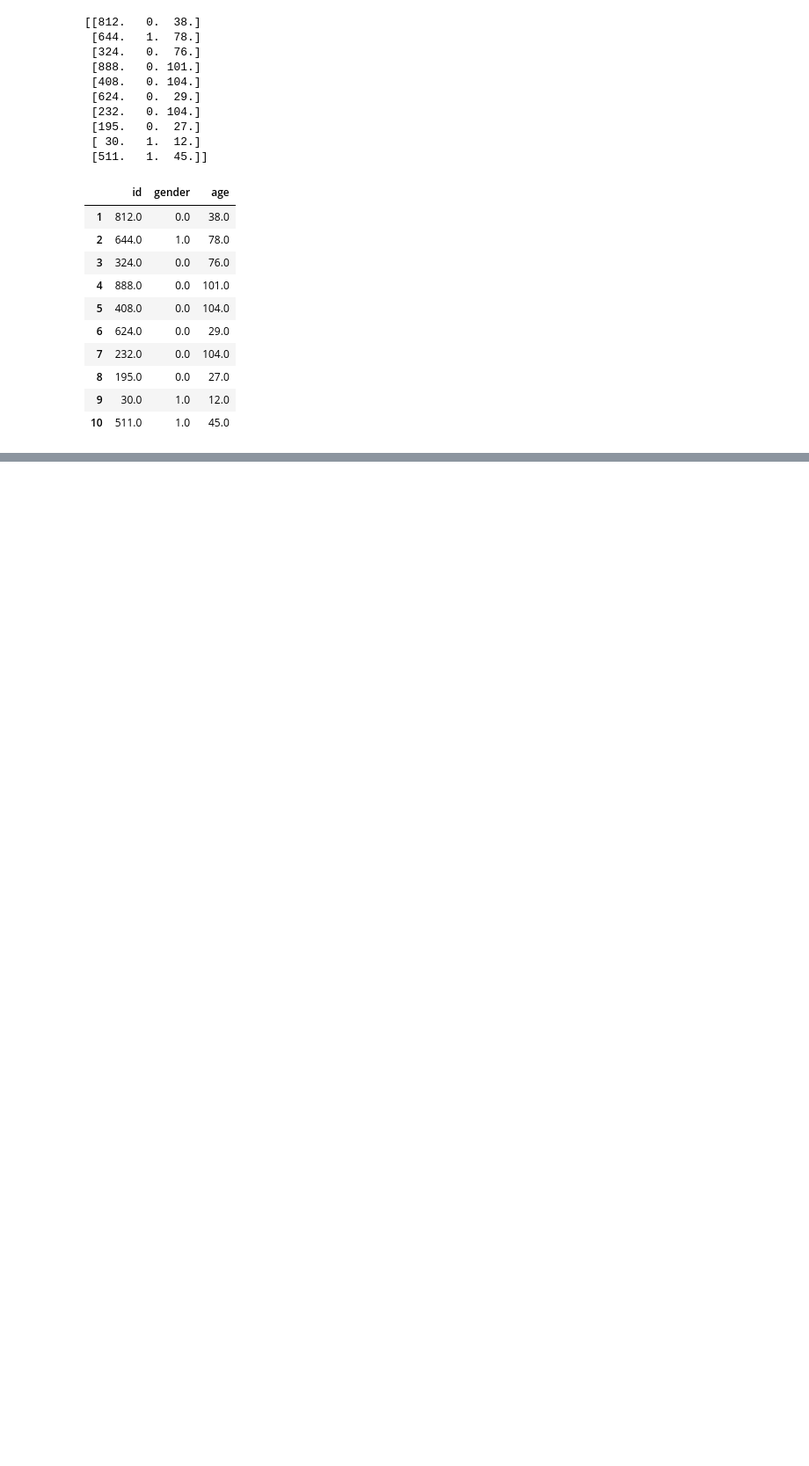
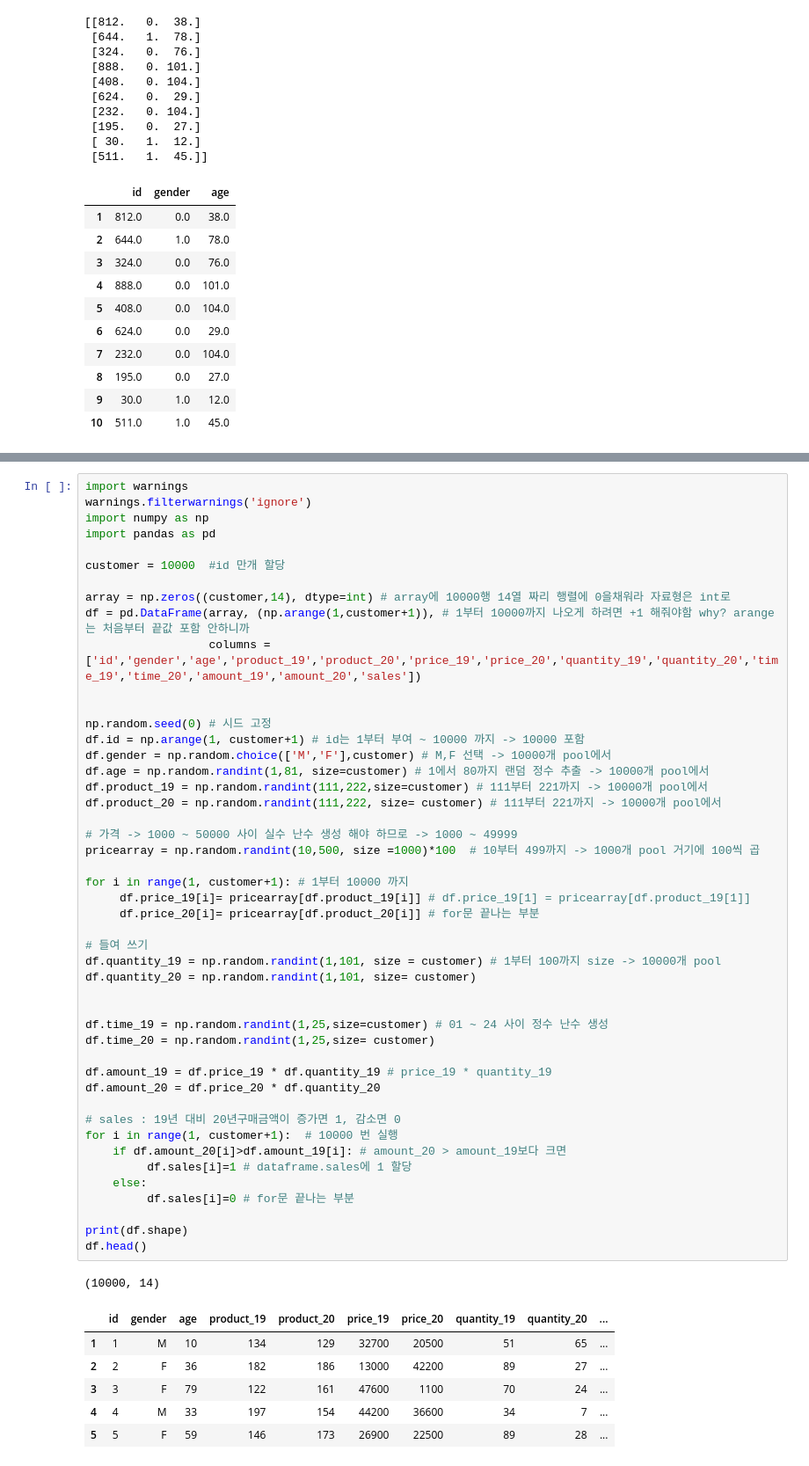
Before and after one commit to kkyxxn/curriculum, a Jupyter notebook: m2_분석라이브러리활용/numpy/numpy_응용_복습.ipynb, the cells around one changed output, grey strips where cells are left out. Shown: that part at 88% size. Drawn from its saved outputs; the diff is of its cells as text; blank space fills up the shorter version.

```diff
--- a/m2_분석라이브러리활용/numpy/numpy_응용_복습.ipynb
+++ b/m2_분석라이브러리활용/numpy/numpy_응용_복습.ipynb
@@ -909,0 +924,55 @@ df
+# %%
+import warnings
+warnings.filterwarnings('ignore')
+import numpy as np
+import pandas as pd
+
+customer = 10000  #id 만개 할당
+
+array = np.zeros((customer,14), dtype=int) # array에 10000행 14열 짜리 행렬에 0을채워라 자료형은 int로
+df = pd.DataFrame(array, (np.arange(1,customer+1)), # 1부터 10000까지 나오게 하려면 +1 해줘야함 why? arange는 처음부터 끝값 포함 안하니까
+                  columns = ['id','gender','age','product_19','product_20','price_19','price_20','quantity_19','quantity_20','time_19','time_20','amount_19','amount_20','sales'])
+
+
+np.random.seed(0) # 시드 고정
+df.id = np.arange(1, customer+1) # id는 1부터 부여 ~ 10000 까지 -> 10000 포함
+df.gender = np.random.choice(['M','F'],customer) # M,F 선택 -> 10000개 pool에서
+df.age = np.random.randint(1,81, size=customer) # 1에서 80까지 랜덤 정수 추출 -> 10000개 pool에서
+df.product_19 = np.random.randint(111,222,size=customer) # 111부터 221까지 -> 10000개 pool에서
+df.product_20 = np.random.randint(111,222, size= customer) # 111부터 221까지 -> 10000개 pool에서
+
+# 가격 -> 1000 ~ 50000 사이 실수 난수 생성 해야 하므로 -> 1000 ~ 49999
+pricearray = np.random.randint(10,500, size =1000)*100  # 10부터 499까지 -> 1000개 pool 거기에 100씩 곱
+
+for i in range(1, customer+1): # 1부터 10000 까지
+     df.price_19[i]= pricearray[df.product_19[i]] # df.price_19[1] = pricearray[df.product_19[1]]
+     df.price_20[i]= pricearray[df.product_20[i]] # for문 끝나는 부분
+
+# 들여 쓰기
+df.quantity_19 = np.random.randint(1,101, size = customer) # 1부터 100까지 size -> 10000개 pool
+df.quantity_20 = np.random.randint(1,101, size= customer)
+
+
+df.time_19 = np.random.randint(1,25,size=customer) # 01 ~ 24 사이 정수 난수 생성
+df.time_20 = np.random.randint(1,25,size= customer)
+
+df.amount_19 = df.price_19 * df.quantity_19 # price_19 * quantity_19
+df.amount_20 = df.price_20 * df.quantity_20
+
+# sales : 19년 대비 20년구매금액이 증가면 1, 감소면 0
+for i in range(1, customer+1):  # 10000 번 실행
+    if df.amount_20[i]>df.amount_19[i]: # amount_20 > amount_19보다 크면
+         df.sales[i]=1 # dataframe.sales에 1 할당
+    else:
+         df.sales[i]=0 # for문 끝나는 부분
+
+print(df.shape)
+df.head()
+# %% [output]
+(10000, 14)
+|  | id | gender | age | product_19 | product_20 | price_19 | price_20 | quantity_19 | quantity_20 | ... |
+| 1 | 1 | M | 10 | 134 | 129 | 32700 | 20500 | 51 | 65 | ... |
+| 2 | 2 | F | 36 | 182 | 186 | 13000 | 42200 | 89 | 27 | ... |
+| 3 | 3 | F | 79 | 122 | 161 | 47600 | 1100 | 70 | 24 | ... |
+| 4 | 4 | M | 33 | 197 | 154 | 44200 | 36600 | 34 | 7 | ... |
+| 5 | 5 | F | 59 | 146 | 173 | 26900 | 22500 | 89 | 28 | ... |
```
Also changed, not shown: parts of 4 cells of this notebook.
